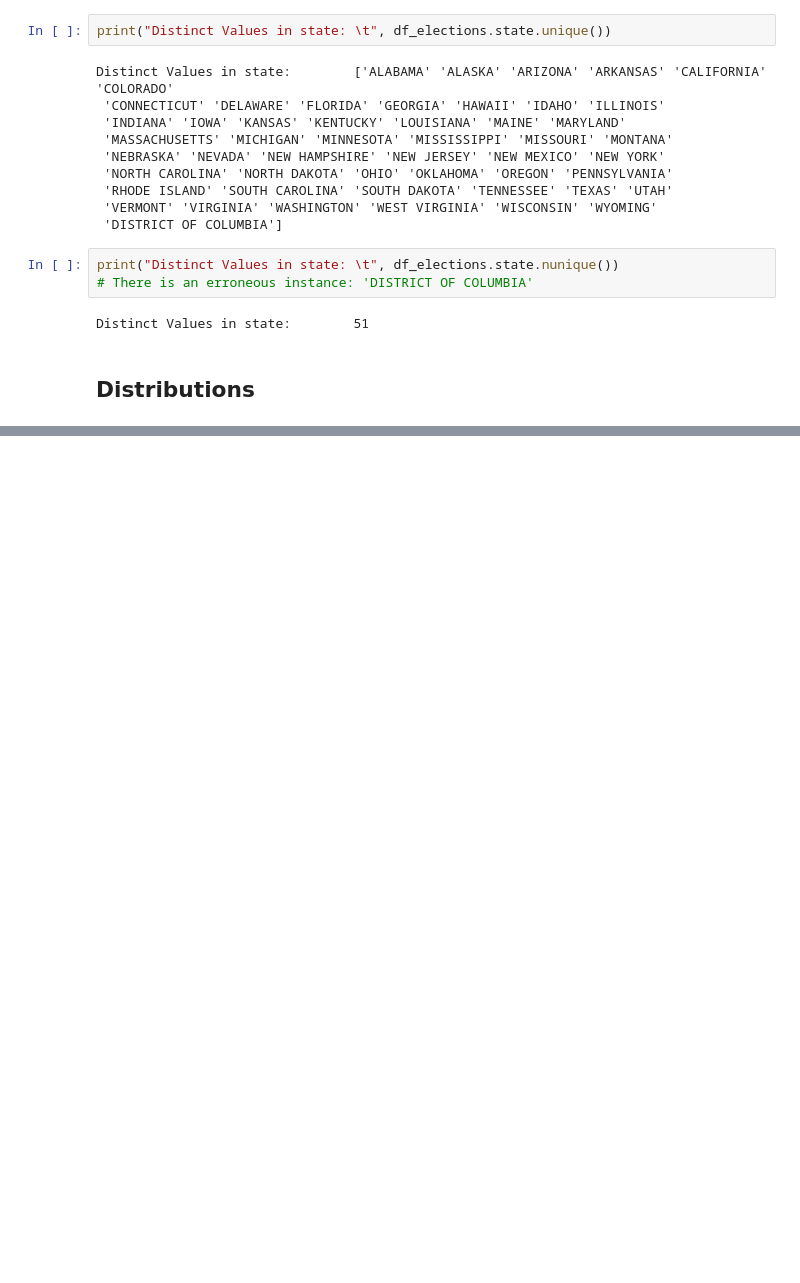
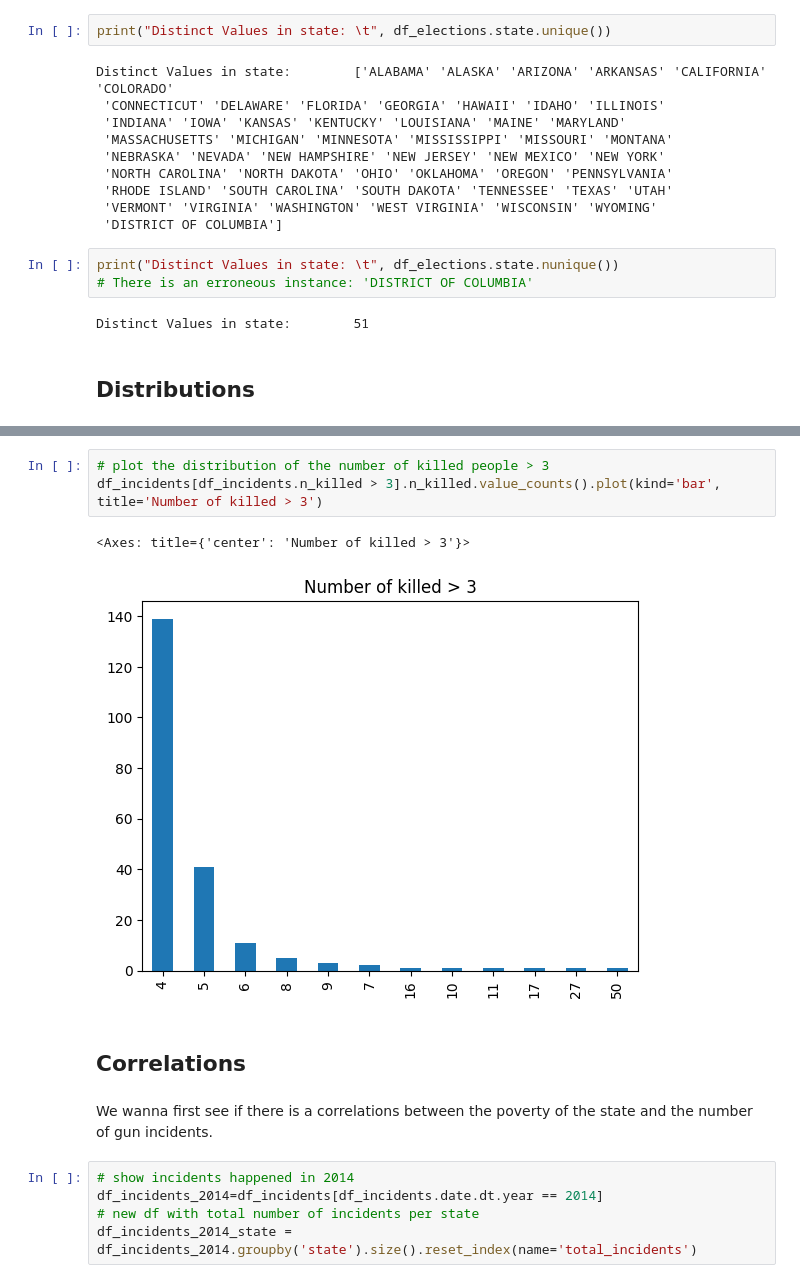
Before and after one commit to irenedovichi/DM-project, a Jupyter notebook: DataUnderstanding.ipynb, the cells around one changed output, grey strips where cells are left out. Cells and saved outputs as stored; diff of their text form; blank space fills up the shorter version.

```diff
--- a/DataUnderstanding.ipynb
+++ b/DataUnderstanding.ipynb
@@ -245,0 +324,15 @@ plt.show()
+# %%
+# plot the distribution of the number of killed people > 3
+df_incidents[df_incidents.n_killed > 3].n_killed.value_counts().plot(kind='bar', title='Number of killed > 3')
+# %% [output]
+<Axes: title={'center': 'Number of killed > 3'}>
+[figure, added]
+# %% [markdown]
+## Correlations
+# %% [markdown]
+We wanna first see if there is a correlations between the poverty of the state and the number of gun incidents.
+# %%
+# show incidents happened in 2014
+df_incidents_2014=df_incidents[df_incidents.date.dt.year == 2014]
+# new df with total number of incidents per state
+df_incidents_2014_state = df_incidents_2014.groupby('state').size().reset_index(name='total_incidents')
```
Also changed, not shown: parts of 24 cells of this notebook, 1 other file.
